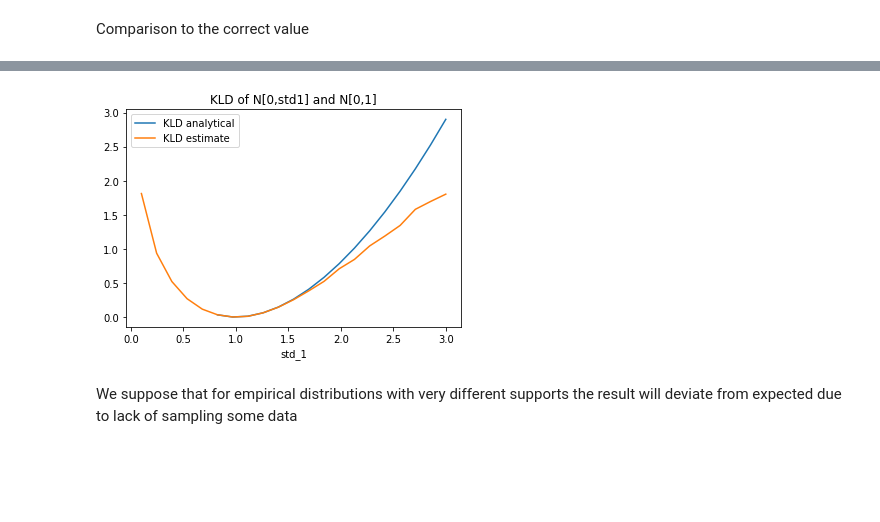
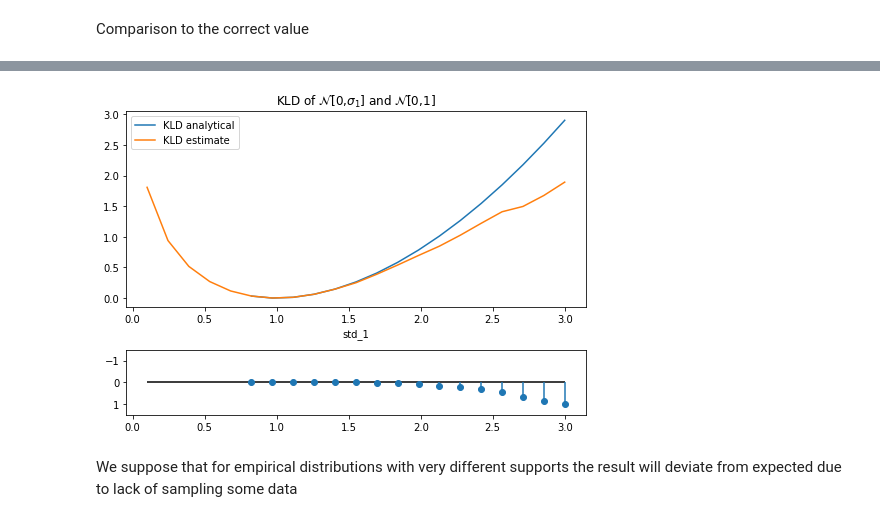
Before and after one commit to pedroharunari/KLD_estimation, a Jupyter notebook: kl_calculation.ipynb, the cells around one changed output, grey strips where cells are left out. Cells and saved outputs as stored; diff of their text form; code cells hidden in the pictures; blank space fills up the shorter version.

```diff
--- a/kl_calculation.ipynb
+++ b/kl_calculation.ipynb
@@ -1,13 +33,6 @@
 # %%
-import numpy as np
-import scipy, time
-import matplotlib.pyplot as plt
-from scipy.interpolate import interp1d
-from scipy import stats, integrate
-
-#returns the step function value at each increment of the CDF
 def cumcount_reduced(arr):
-    '''Cumulative count of a array'''
+    '''Returns the step function value at each increment of the CDF'''
     sorted_arr = np.array(sorted(arr))
     counts = np.zeros(len(arr))
 
@@ -21,10 +46,10 @@ def cumcount_reduced(arr):
 
     return (sorted_arr, counts)
 
-#takes two datasets to estimate the relative entropy between their PDFs
-#we use eps=10^-11, but it could be defined as < the minimal interval between data points
+
 def KLD_PerezCruz(P, Q, eps=1e-11):
-    '''KL divergence calculation'''
+    '''takes two datasets to estimate the relative entropy between their PDFs
+    we use eps=10^-11, but it could be defined as < the minimal interval between data points'''
     P = sorted(P)
     Q = sorted(Q)
 
@@ -132,15 +160,31 @@ Wall time: 57.3 s
 # %%
-xval = [x[0] for x in vec]
-yval = [x[1] for x in vec]
-yval2 = [x[2] for x in vec]
-plt.plot(xval,yval, label='KLD analytical')
-plt.plot(xval,yval2, label='KLD estimate')
-plt.title('KLD of N[0,std1] and N[0,1]')
-plt.xlabel('std_1')
-plt.legend()
+xval = np.array([x[0] for x in vec])
+yval = np.array([x[1] for x in vec])
+yval2 = np.array([x[2] for x in vec])
+
+fig, (ax, ax_res) = plt.subplots(2, 1, figsize=(7,5), gridspec_kw={'height_ratios': [3, 1]})
+
+ax.plot(xval, yval, label='KLD analytical')
+ax.plot(xval, yval2, label='KLD estimate')
+
+ax.set_title(r'KLD of $\mathcal{N}$[0,$\sigma_1$] and $\mathcal{N}$[0,1]')
+ax.set_xlabel('std_1')
+
+residues = (yval - yval2)
+
+ax_res.scatter(xval, residues)
+ax_res.vlines(xval, 0,  residues)
+ax_res.hlines(0, min(xval), max(xval), color='black', zorder=-1)
+max_res = np.max(np.abs(residues[~np.isnan(residues)]))
+
+ax_res.set_ylim(max_res + 0.5, -max_res -0.5, )
+
+ax.legend()
+
+plt.tight_layout()
 plt.show()
 # %% [output]
-[figure, old version]
+[figure, new version]
 # %% [markdown]
 We suppose that for empirical distributions with very different supports the result will deviate from expected due to lack of sampling some data
 # %% [markdown]
```
Also changed, not shown: parts of 9 cells of this notebook.
